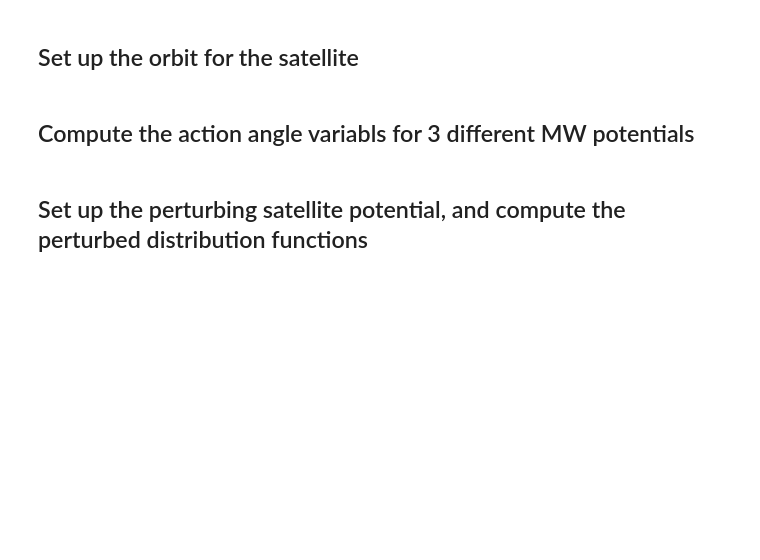
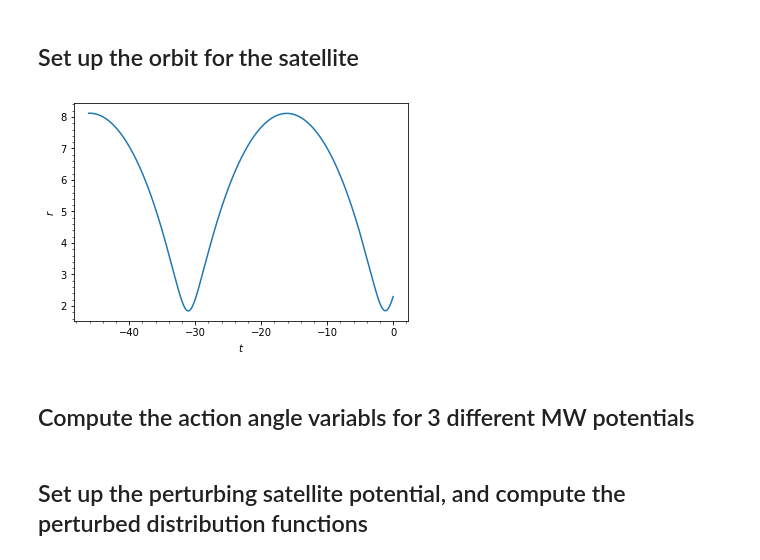
Before and after one commit to morganb-phys/wobbles, a Jupyter notebook: notebooks/example_notebook.ipynb, the cells around one changed output. Saved outputs shown, nothing was run; the diff lists cells and outputs as text; code cells hidden in the pictures; blank space fills up the shorter version.

```diff
--- a/notebooks/example_notebook.ipynb
+++ b/notebooks/example_notebook.ipynb
@@ -21,19 +21,22 @@ import pickle
 # %%
 # Same as MilkyWayPotential14
 norm0 = 0.35 # default is 0.35
 galactic_potential = [PowerSphericalPotentialwCutoff(normalize=0.05,alpha=1.8,
                                                  rc=1.9/8.),
                       MiyamotoNagaiPotential(a=3./8.,b=0.28/8.,normalize=0.6),
                       NFWPotential(a=2.,normalize=norm0)]
 
 t_orbit = -1.64 # Gyr
 N_tsteps = 1500
 time_Gyr = np.linspace(0., t_orbit, N_tsteps) * apu.Gyr
 
 orbit_init = [283. * apu.deg, -30. * apu.deg, 26. * apu.kpc,
         -2.6 * apu.mas/apu.yr, -1.3 * apu.mas/apu.yr, 140. * apu.km/apu.s] # Initial conditions of the satellite
 satellite_orbit_physical_off = integrate_orbit(orbit_init, galactic_potential, time_Gyr)
+satellite_orbit_physical_off.plot(d2='r')
 satellite_orbit_list = [satellite_orbit_physical_off]
+# %% [output]
+[figure, added]
 # %% [markdown]
 ## Compute the action angle variabls for 3 different MW potentials
 # %%
```
Also changed, not shown: parts of 4 cells of this notebook, 2 other files.
